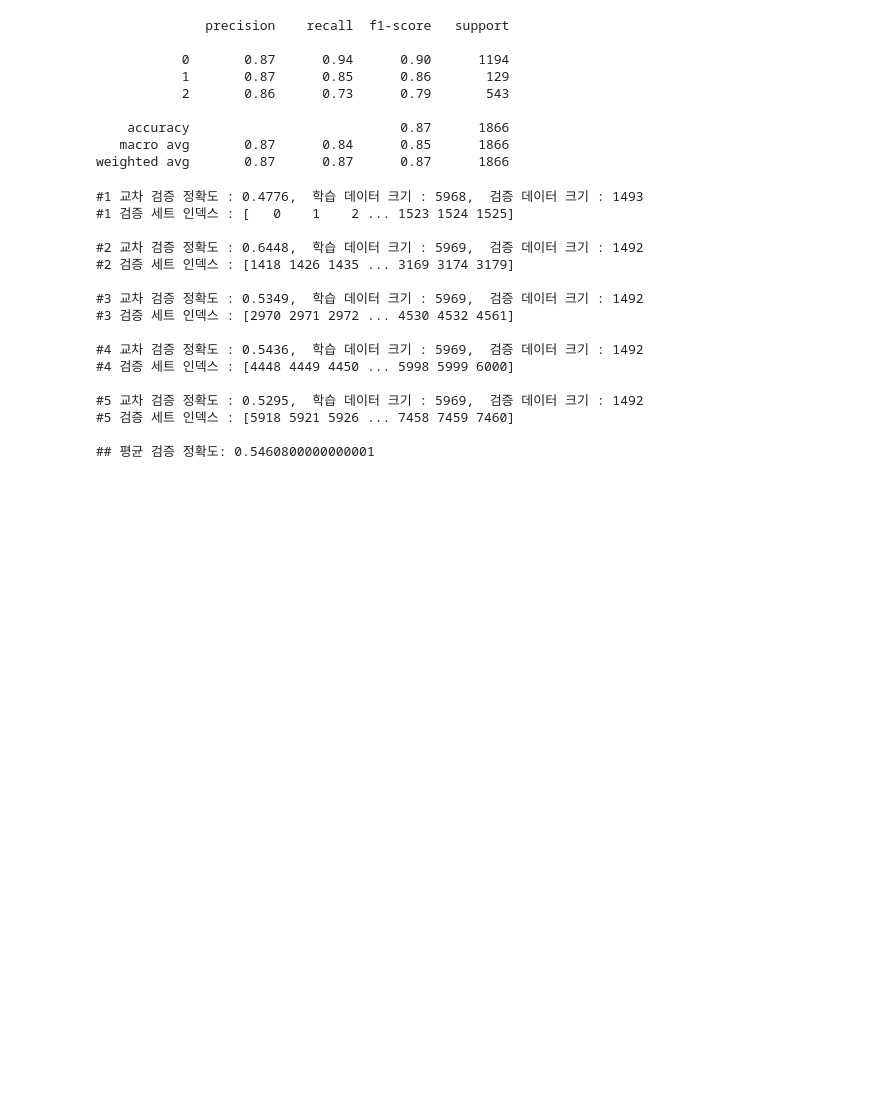
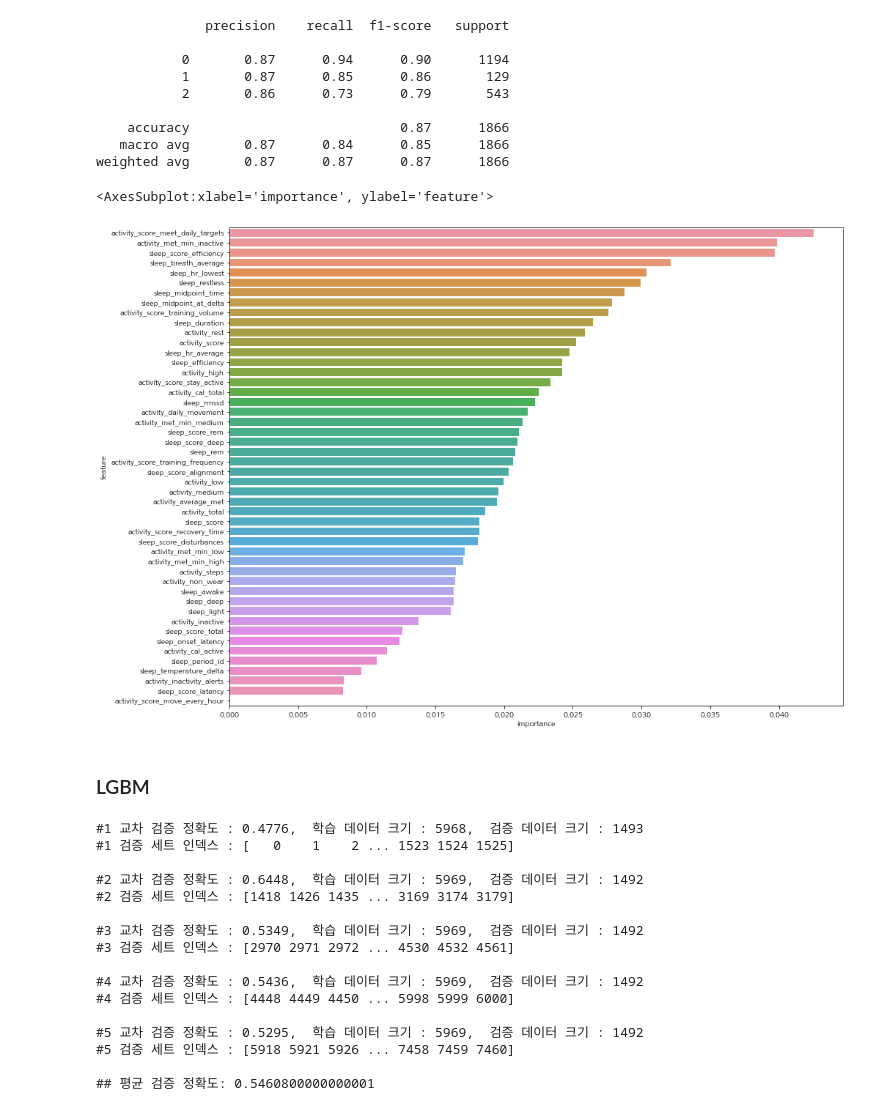
Before and after one commit to NumpyGonHey/Dementia_clf, a Jupyter notebook: dolphin/baseline_experiment.ipynb, the cells around one changed output. Cells and saved outputs as stored; diff of their text form; code cells hidden in the pictures; blank space fills up the shorter version.

```diff
--- a/dolphin/baseline_experiment.ipynb
+++ b/dolphin/baseline_experiment.ipynb
@@ -575,3 +591,21 @@ print(classification_report(test_y, pred_xgb))
     accuracy                           0.87      1866
    macro avg       0.87      0.84      0.85      1866
 weighted avg       0.87      0.87      0.87      1866
+# %%
+# XGB, LGBM과 같은 Gradient Boosting 계열의 모델은 feature importance를 계산하는 여러가지 option이 존재
+# default 는 gain/total gain
+# gain/total gain : featur가 모델 예측에 어느정도 영향을 미쳤는가를 측정하는 방법
+# 특정 feature로 분기되었을 때 얻는 성능 상의 이득을 계산 (gini impurity와 비슷)
+# 이밖의 option -> cover/total cover, weight
+# 자세한 것은 https://hongl.tistory.com/131
+feature_importance = pd.DataFrame(test_X.columns, columns=["feature"])
+feature_importance["importance"] = model_xgb.feature_importances_
+feature_importance = feature_importance.sort_values(by=["importance"], ascending=False)
+
+plt.figure(figsize = (15,12))
+sns.barplot(data=feature_importance, x="importance", y="feature")
+# %% [output]
+<AxesSubplot:xlabel='importance', ylabel='feature'>
+[figure, added]
+# %% [markdown]
+### LGBM
```
Also changed, not shown: parts of 22 cells of this notebook.
